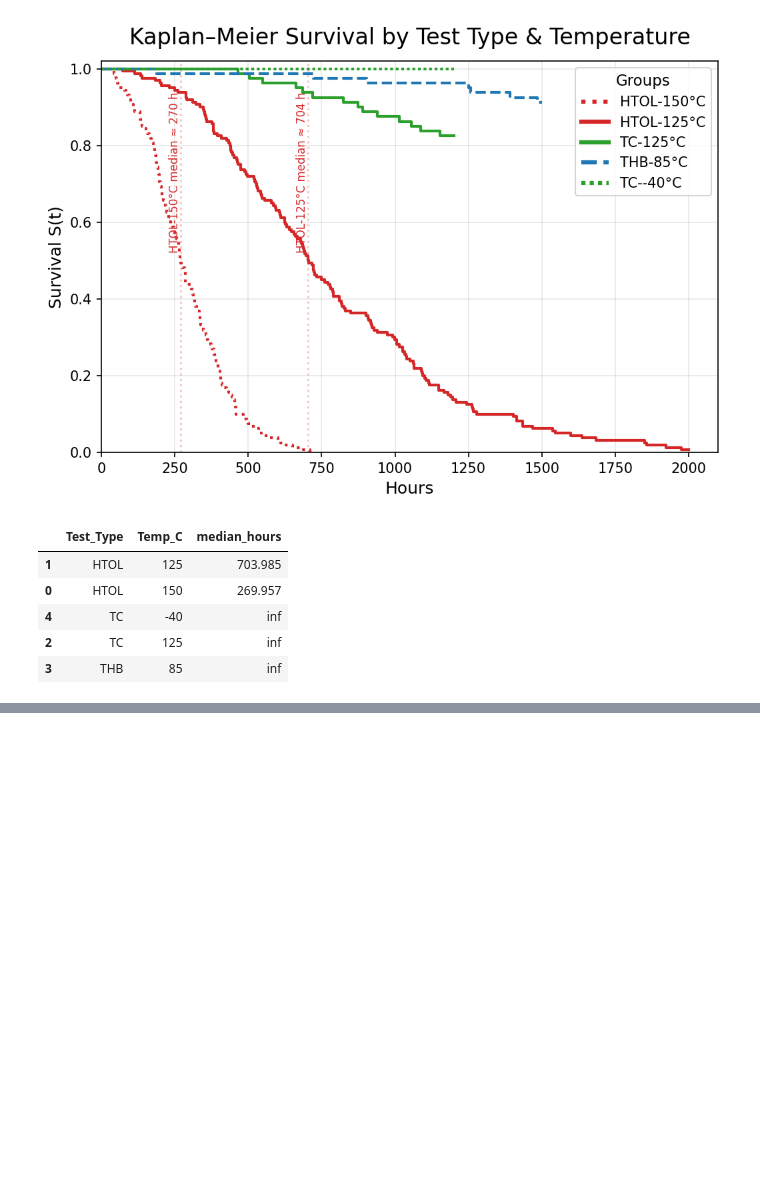
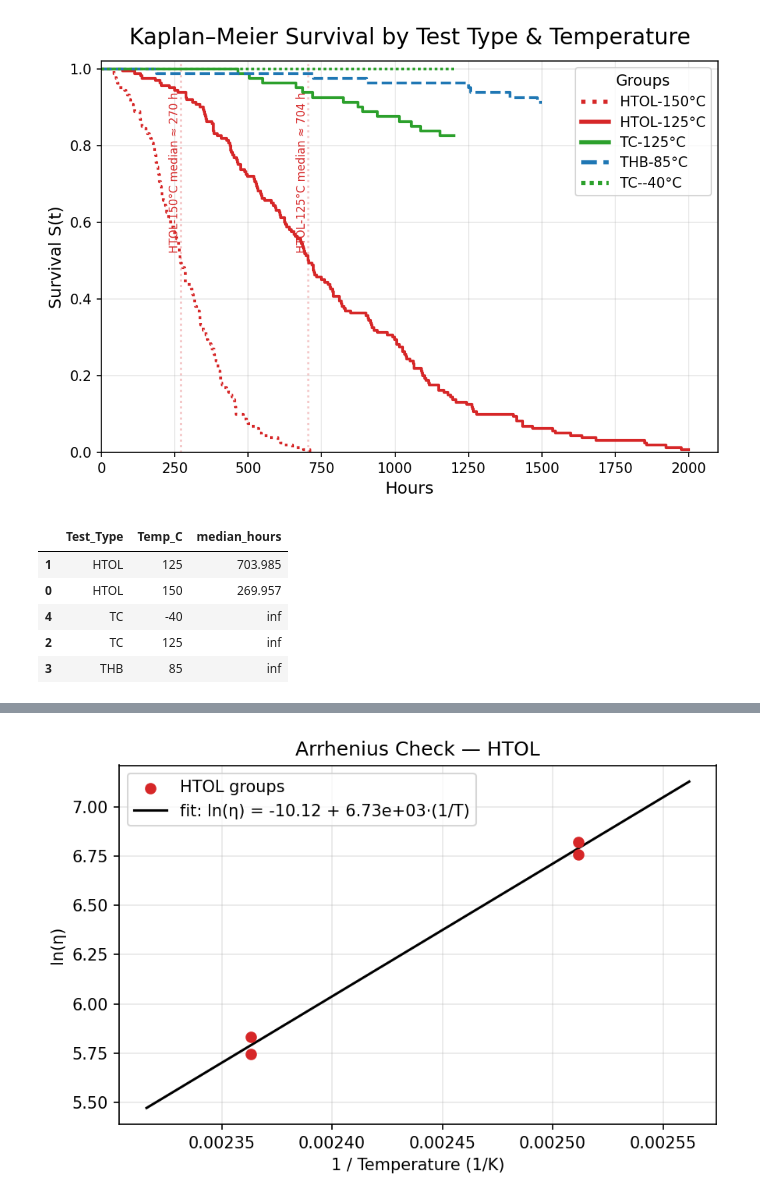
Before and after one commit to saifar-tug/semiconductor-reliability-lifetime-analysis, a Jupyter notebook: notebooks/reliability_analysis.ipynb, the cells around one changed output, grey strips where cells are left out. Saved outputs shown, nothing was run; the diff lists cells and outputs as text; code cells hidden in the pictures; blank space fills up the shorter version.

```diff
--- a/notebooks/reliability_analysis.ipynb
+++ b/notebooks/reliability_analysis.ipynb
@@ -161,0 +285,40 @@ KeyError: 'beta'
+# %%
+# CELL E: Arrhenius trend using ln(η) vs 1/T for HTOL groups
+import numpy as np
+import pandas as pd
+import matplotlib.pyplot as plt
+
+# Filter for HTOL groups only
+arr = res_df[res_df["Test_Type"] == "HTOL"].copy()
+arr["Temp_K"] = arr["Temp_C"] + 273.15
+arr["invT"] = 1.0 / arr["Temp_K"]  # inverse temperature in 1/K
+arr["ln_eta"] = np.log(arr["eta_scale_hours"])
+
+# Linear regression: ln(η) = a + b*(1/T)
+x = arr["invT"].values
+y = arr["ln_eta"].values
+A = np.vstack([np.ones_like(x), x]).T
+coef, *_ = np.linalg.lstsq(A, y, rcond=None)
+a, b = coef  # intercept, slope
+
+# Predict for plotting
+xgrid = np.linspace(x.min()*0.98, x.max()*1.02, 100)
+yhat = a + b * xgrid
+
+# Plot
+plt.figure(figsize=(6, 4), dpi=150)
+plt.scatter(x, y, label="HTOL groups", color="#d62728", zorder=3)
+plt.plot(xgrid, yhat, label=f"fit: ln(η) = {a:.2f} + {b:.2e}·(1/T)", color="black", lw=1.5)
+plt.xlabel("1 / Temperature (1/K)")
+plt.ylabel("ln(η)")
+plt.title("Arrhenius Check — HTOL")
+plt.grid(alpha=0.3)
+plt.legend()
+plt.tight_layout()
+plt.savefig("../results/arrhenius_lneta_vs_invT_HTOL.png", dpi=300)
+plt.show()
+
+# Save coefficients to CSV
+pd.DataFrame([{"intercept_a": a, "slope_b": b}]).to_csv("../results/arrhenius_fit_coeffs_HTOL.csv", index=False)
+# %% [output]
+[figure, added]
```
Also changed, not shown: parts of 7 cells of this notebook, 4 other files.
